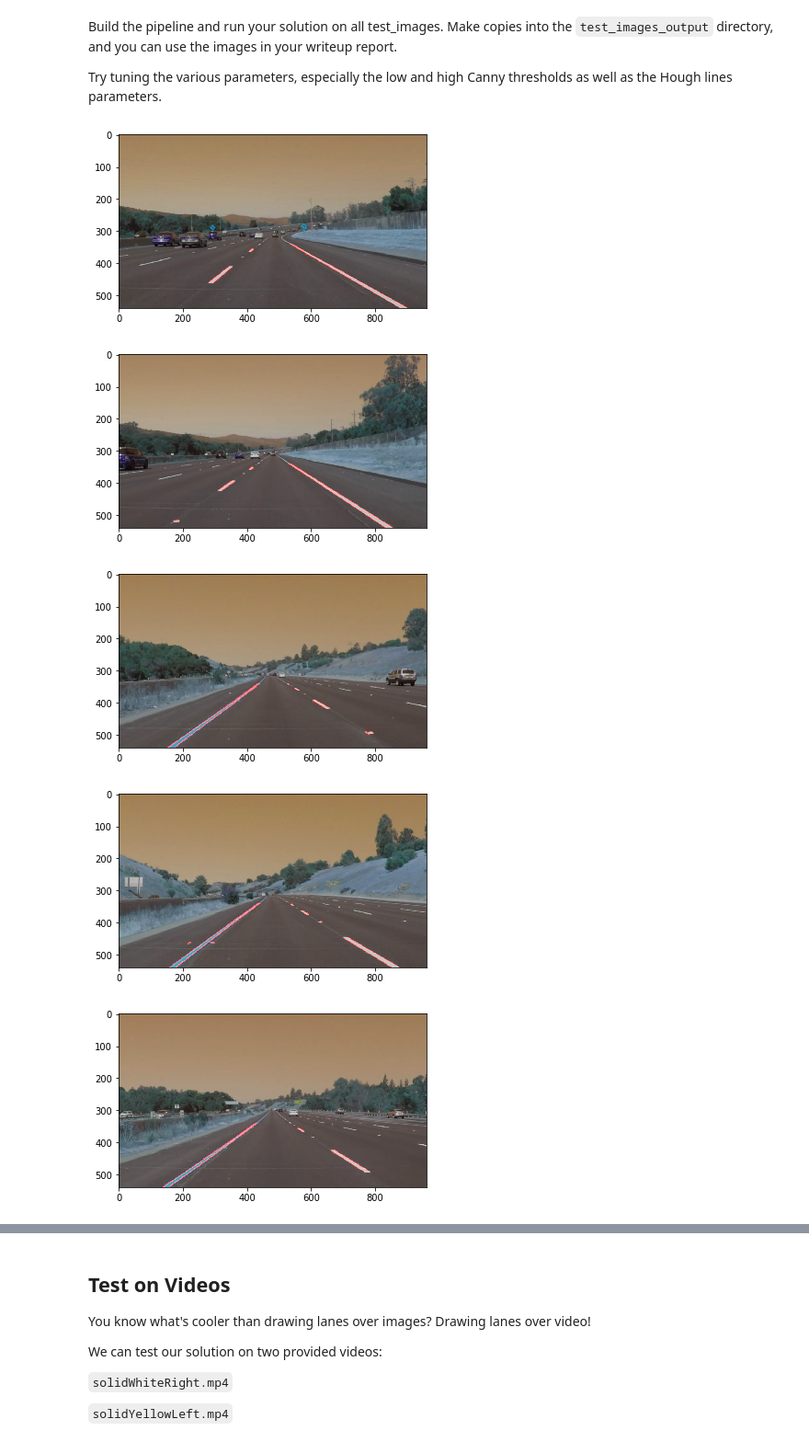
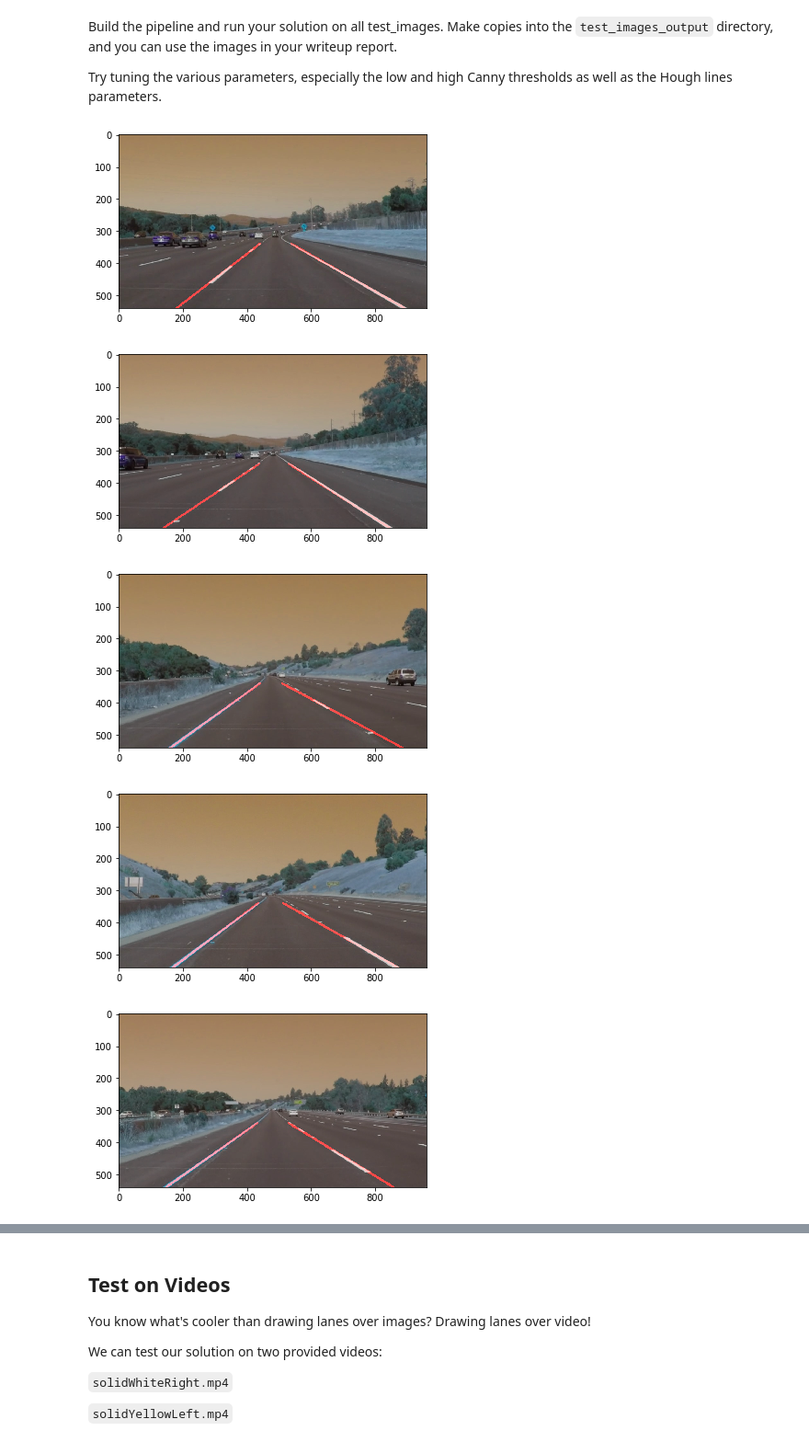
Before and after one commit to jaejamespark/FindingLaneLines, a Jupyter notebook: P1.ipynb, the cells around one changed output, grey strips where cells are left out. Shown at 92% size. Cells and saved outputs as stored; diff of their text form; code cells hidden in the pictures.

Commit message:
Improved draw_lines function

```diff
--- a/P1.ipynb
+++ b/P1.ipynb
@@ -142,18 +142,9 @@ def draw_lines(img, lines, color=[255, 0, 0], thickness=2):
     this function with the weighted_img() function below
     """
 
-    # Original code
-    '''
     for line in lines:
         for x1,y1,x2,y2 in line:
             cv2.line(img, (x1, y1), (x2, y2), color, thickness)
-    '''
-
-    # Improved verison of drawing lines
-    for line in lines:
-        for x1,y1,x2,y2 in line:
-            cv2.line(img, (x1, y1), (x2, y2), color, thickness)
-
 
 def hough_lines(img, rho, theta, threshold, min_line_len, max_line_gap):
     """
@@ -163,7 +154,10 @@ def hough_lines(img, rho, theta, threshold, min_line_len, max_line_gap):
     """
     lines = cv2.HoughLinesP(img, rho, theta, threshold, np.array([]), minLineLength=min_line_len, maxLineGap=max_line_gap)
     line_img = np.zeros((img.shape[0], img.shape[1], 3), dtype=np.uint8)
-    draw_lines(line_img, lines)
+    #draw_lines(line_img, lines)
+
+    # Calling improved version of draw_lines function instead of the original one.
+    draw_lines_improved(line_img, lines)
     return line_img
 
 # Python 3 has support for cool math symbols.
@@ -225,13 +266,13 @@ for image in os.listdir("test_images/"):
 kernel_size = 5
 
 # Parameters for canny algorithm
-low_threshold = 40
-high_threshold = 120
+low_threshold = 50
+high_threshold = 150
 
 # Parameters for Hough Transform
 rho = 1
 theta = np.pi/180
-threshold = 10
+threshold = 50
 min_line_len = 5
 max_line_gap = 2
 
@@ -251,35 +292,35 @@ for imageName in listOfImages:
     gray = grayscale(img)
 
     # Apply Gaussain blur
     blur = gaussian_blur(gray, kernel_size)
 
     # Find edges using Canny algorithm
     edges = canny(blur, low_threshold, high_threshold)
 
     # Get height and width from the image and
     # make vertices for region of interest
     h, w, _ = img.shape
     vertices = np.array([[ [0.1*w, h], [0.42*w, 0.63*h], [0.58*w, 0.63*h], [w,h] ]],
                         dtype=np.int32)
 
     # Find edges inside the region of interest
     masked_edges = region_of_interest(edges, vertices)
 
     # Get lines using Hough Transform then draw the lines
     line_img = hough_lines(masked_edges, rho, theta, threshold, min_line_len, max_line_gap)
 
     # Overlay line image with the inital image
     output_img = weighted_img(line_img, img, α, β, λ)
 
     # Save processed image to 'test_images_output' folder.
     cv2.imwrite('test_images_output/' + "output_" + imageName, output_img)
 
     # Plot processed images for display
     plt.imshow(output_img)
     plt.figure()
 # %% [output]
-[figure, old version]
+[figure, new version]
-[figure, old version]
+[figure, new version]
-[figure, old version]
+[figure, new version]
-[figure, old version]
+[figure, new version]
-[figure, old version]
+[figure, new version]
```
Also changed, not shown: parts of 9 cells of this notebook.
